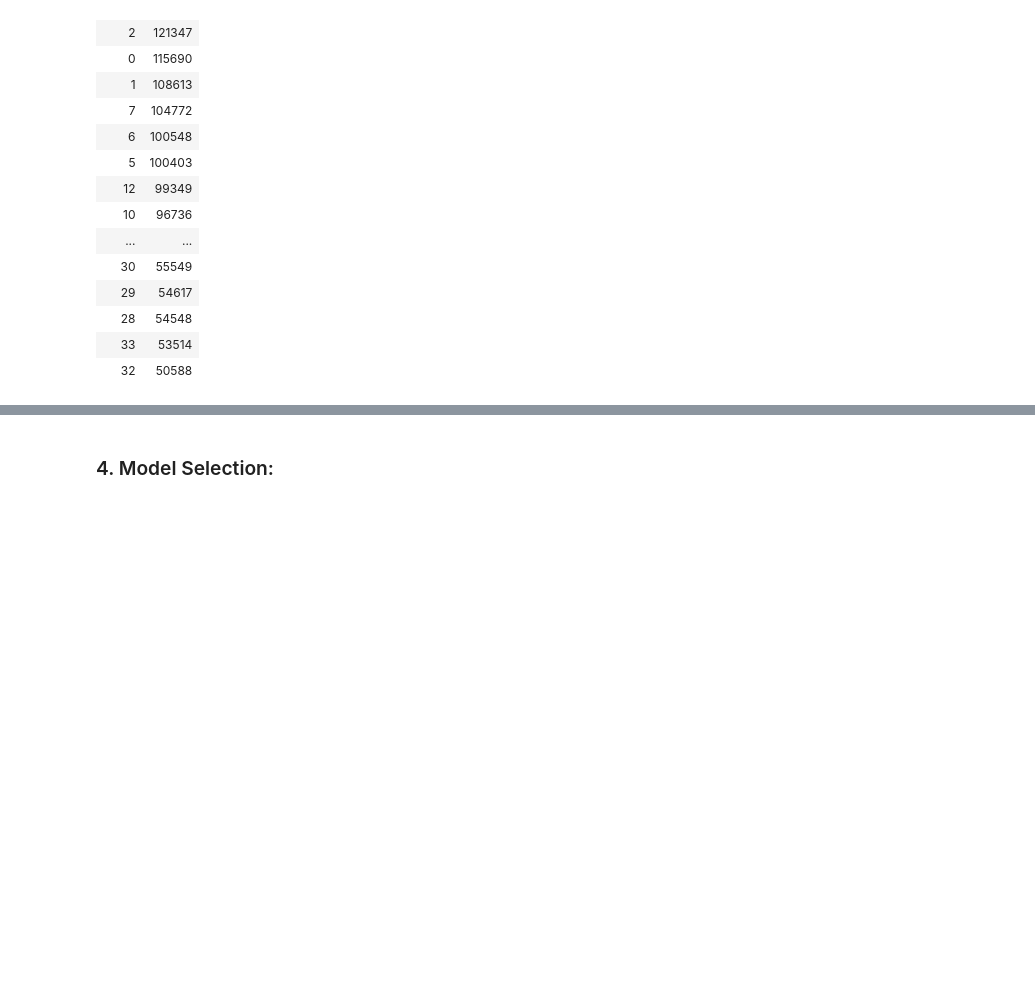
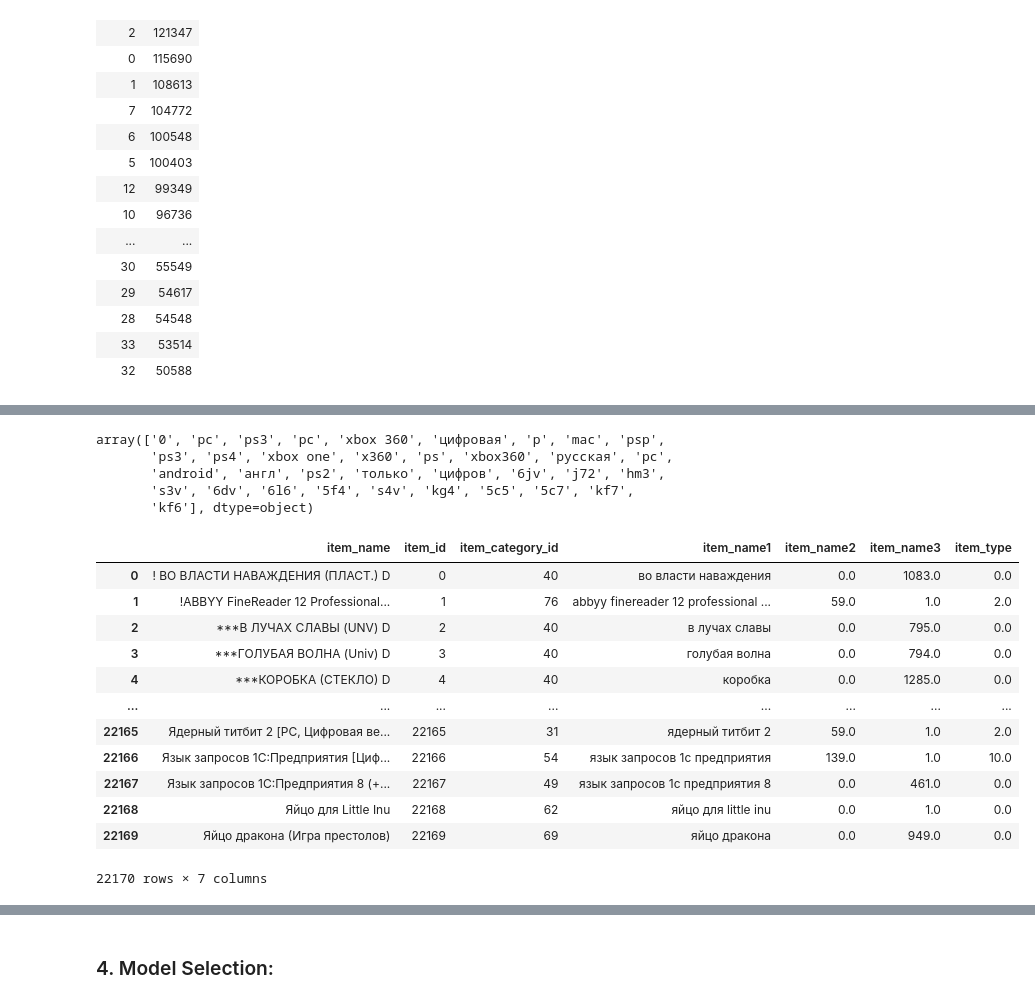
Before and after one commit to EnderMagician/FutureSalePrediction, a Jupyter notebook: FutureSalePrediction.ipynb, the cells around one changed output, grey strips where cells are left out. Drawn from its saved outputs; the diff is of its cells as text; code cells hidden in the pictures; blank space fills up the shorter version.

Commit message:
add cleaning data section

```diff
--- a/FutureSalePrediction.ipynb
+++ b/FutureSalePrediction.ipynb
@@ -99,0 +237,46 @@ display(date_block_num_valueCount.style.hide(axis = 'index'))
+# %%
+items_df['item_type'] = items_df['item_name2'].apply(lambda x: x[0:8]
+                                                     if x.split(' ')[0]=='xbox'
+                                                     else x.split(' ')[0])
+items_df['item_type'].unique()
+# %% [output]
+array(['0', 'pc', 'ps3', 'pс', 'xbox 360', 'цифровая', 'p', 'mac', 'psp',
+       'рs3', 'ps4', 'xbox one', 'x360', 'ps', 'xbox360', 'русская', 'рс',
+       'android', 'англ', 'ps2', 'только', 'цифров', '6jv', 'j72', 'hm3',
+       's3v', '6dv', '6l6', '5f4', 's4v', 'kg4', '5c5', '5c7', 'kf7',
+       'kf6'], dtype=object)
+# %%
+def clean_item_type(x):
+    if x=='xbox 360' or x=='x360' or x=='xbox360':
+        return 'x360'
+    if x=='pc' or x=='pс' or x=='рс':
+        return 'pc'
+    if x=='ps3' or x=='рs3':
+        return 'ps3'
+    return x
+items_df['item_type'] = items_df['item_type'].apply(lambda x: clean_item_type(x))
+# %%
+item_types = items_df['item_type'].value_counts()
+item_types = item_types[item_types>=20]
+item_types_idx = item_types.index.tolist()
+items_df['item_type'] = items_df['item_type'].apply(lambda x: x if x in item_types_idx else 'rem')
+# %%
+## chuyển từ chuỗi thành dạng categorical
+encoder = OrdinalEncoder()
+items_df[['item_name2','item_name3','item_type']] = encoder.fit_transform(items_df[['item_name2','item_name3','item_type']])
+# %%
+items_df
+# %% [output]
+|  | item_name | item_id | item_category_id | item_name1 | item_name2 | item_name3 | item_type |
+| 0 | ! ВО ВЛАСТИ НАВАЖДЕНИЯ (ПЛАСТ.) D | 0 | 40 | во власти наваждения | 0.0 | 1083.0 | 0.0 |
+| 1 | !ABBYY FineReader 12 Professional... | 1 | 76 | abbyy finereader 12 professional ... | 59.0 | 1.0 | 2.0 |
+| 2 | ***В ЛУЧАХ СЛАВЫ (UNV) D | 2 | 40 | в лучах славы | 0.0 | 795.0 | 0.0 |
+| 3 | ***ГОЛУБАЯ ВОЛНА (Univ) D | 3 | 40 | голубая волна | 0.0 | 794.0 | 0.0 |
+| 4 | ***КОРОБКА (СТЕКЛО) D | 4 | 40 | коробка | 0.0 | 1285.0 | 0.0 |
+| ... | ... | ... | ... | ... | ... | ... | ... |
+| 22165 | Ядерный титбит 2 [PC, Цифровая ве... | 22165 | 31 | ядерный титбит 2 | 59.0 | 1.0 | 2.0 |
+| 22166 | Язык запросов 1С:Предприятия [Циф... | 22166 | 54 | язык запросов 1с предприятия | 139.0 | 1.0 | 10.0 |
+| 22167 | Язык запросов 1С:Предприятия 8 (+... | 22167 | 49 | язык запросов 1с предприятия 8 | 0.0 | 461.0 | 0.0 |
+| 22168 | Яйцо для Little Inu | 22168 | 62 | яйцо для little inu | 0.0 | 1.0 | 0.0 |
+| 22169 | Яйцо дракона (Игра престолов) | 22169 | 69 | яйцо дракона | 0.0 | 949.0 | 0.0 |
+22170 rows × 7 columns
```
Also changed, not shown: parts of 24 cells of this notebook.
